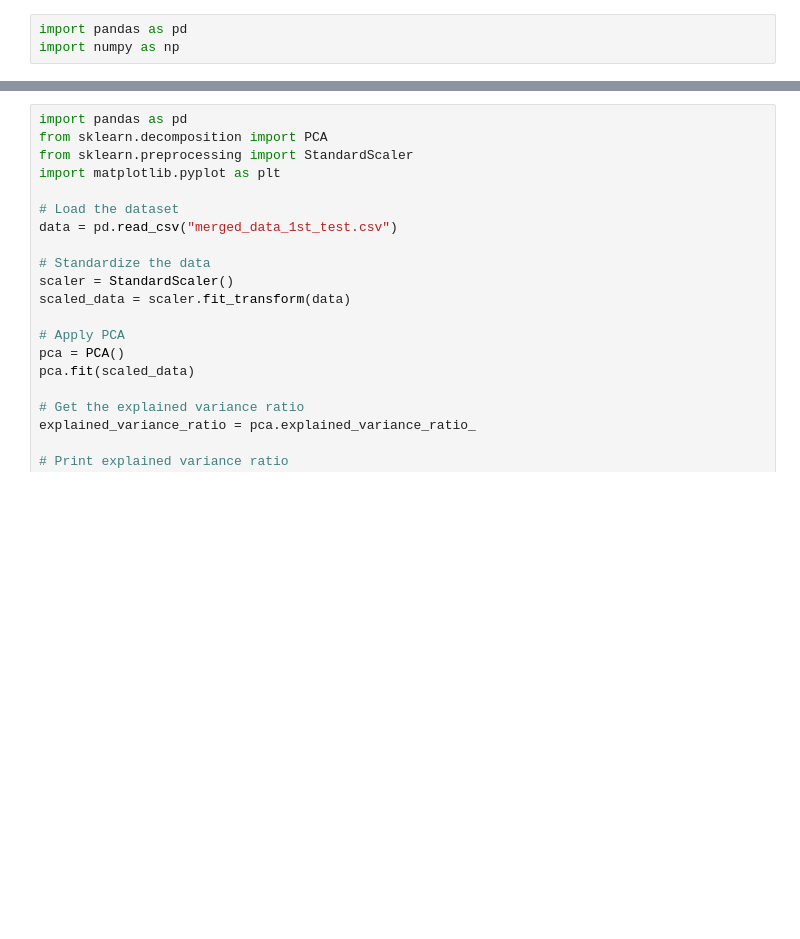
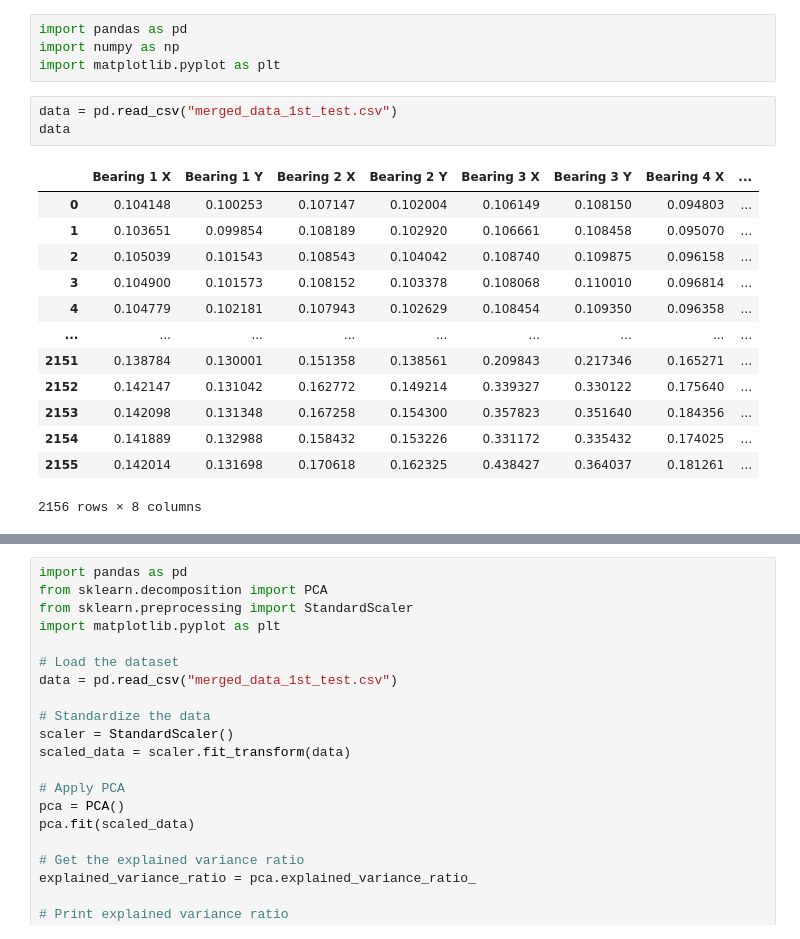
Before and after one commit to sourabh-4/ME228_Project, a Jupyter notebook: 1st_test.ipynb, the cells around one changed output, grey strips where cells are left out. Saved outputs shown, nothing was run; the diff lists cells and outputs as text; blank space fills up the shorter version.

```diff
--- a/1st_test.ipynb
+++ b/1st_test.ipynb
@@ -1,3 +1,21 @@
 # %%
 import pandas as pd
 import numpy as np
+import matplotlib.pyplot as plt
+# %%
+data = pd.read_csv("merged_data_1st_test.csv")
+data
+# %% [output]
+|  | Bearing 1 X | Bearing 1 Y | Bearing 2 X | Bearing 2 Y | Bearing 3 X | Bearing 3 Y | Bearing 4 X | ... |
+| 0 | 0.104148 | 0.100253 | 0.107147 | 0.102004 | 0.106149 | 0.108150 | 0.094803 | ... |
+| 1 | 0.103651 | 0.099854 | 0.108189 | 0.102920 | 0.106661 | 0.108458 | 0.095070 | ... |
+| 2 | 0.105039 | 0.101543 | 0.108543 | 0.104042 | 0.108740 | 0.109875 | 0.096158 | ... |
+| 3 | 0.104900 | 0.101573 | 0.108152 | 0.103378 | 0.108068 | 0.110010 | 0.096814 | ... |
+| 4 | 0.104779 | 0.102181 | 0.107943 | 0.102629 | 0.108454 | 0.109350 | 0.096358 | ... |
+| ... | ... | ... | ... | ... | ... | ... | ... | ... |
+| 2151 | 0.138784 | 0.130001 | 0.151358 | 0.138561 | 0.209843 | 0.217346 | 0.165271 | ... |
+| 2152 | 0.142147 | 0.131042 | 0.162772 | 0.149214 | 0.339327 | 0.330122 | 0.175640 | ... |
+| 2153 | 0.142098 | 0.131348 | 0.167258 | 0.154300 | 0.357823 | 0.351640 | 0.184356 | ... |
+| 2154 | 0.141889 | 0.132988 | 0.158432 | 0.153226 | 0.331172 | 0.335432 | 0.174025 | ... |
+| 2155 | 0.142014 | 0.131698 | 0.170618 | 0.162325 | 0.438427 | 0.364037 | 0.181261 | ... |
+2156 rows × 8 columns
```
Also changed, not shown: parts of 3 cells of this notebook, 2 other files.
